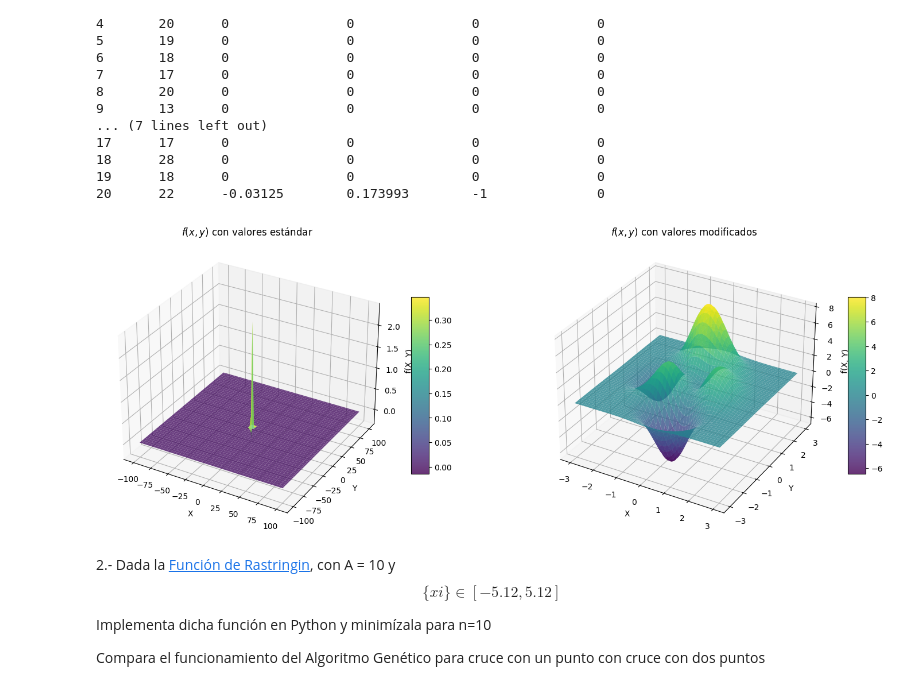
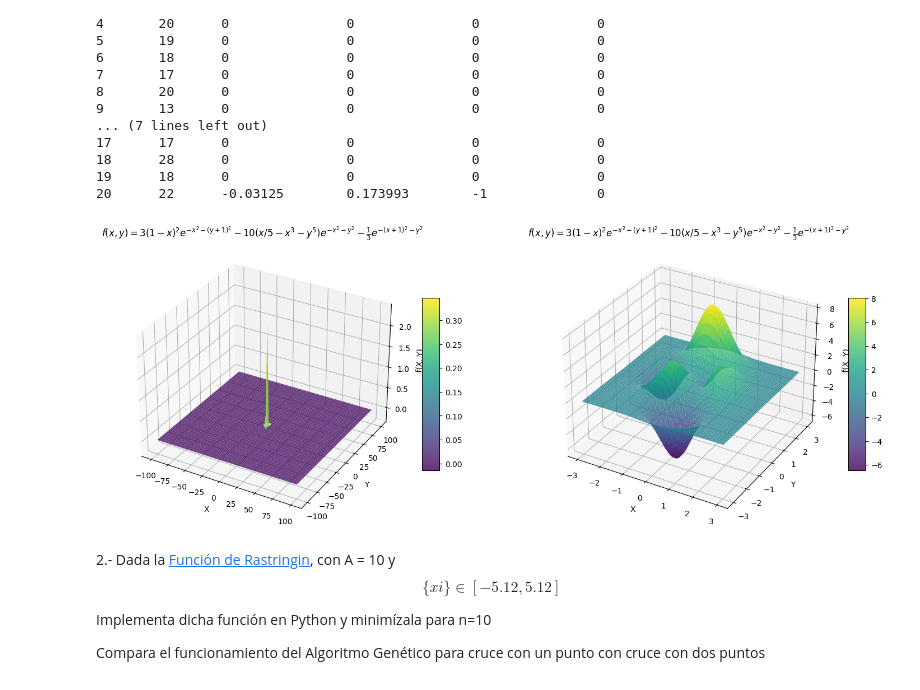
Before and after one commit to Alf-caput/P4_AlgoritmoGenetico, a Jupyter notebook: P4_AlgGen.ipynb, the cells around one changed output. Drawn from its saved outputs; the diff is of its cells as text; code cells hidden in the pictures.

```diff
--- a/P4_AlgGen.ipynb
+++ b/P4_AlgGen.ipynb
@@ -99,49 +99,49 @@ import numpy as np
 import matplotlib.pyplot as plt
 from mpl_toolkits.mplot3d import Axes3D
 
+# Función
 def f(x, y):
     return 3*(1-x)**2*np.exp(-x**2-(y+1)**2)-10*(x/5-x**3-y**5)*np.exp(-x**2-y**2)-1/3*np.exp(-(x+1)**2-y**2)
 
-# Generar valores para x y y
+# Rango gráfica 1
 x1 = np.linspace(-100, 100, 100)
 y1 = np.linspace(-100, 100, 100)
 
 X1, Y1 = np.meshgrid(x1, y1)
 Z1 = f(X1, Y1)
 
-# Generar valores para x y y con rangos modificados
+#Rango gráfica 2
 x2 = np.linspace(-3, 3, 100)
 y2 = np.linspace(-3, 3, 100)
 
 X2, Y2 = np.meshgrid(x2, y2)
 Z2 = f(X2, Y2)
 
-# Crear la figura 3D con dos subgráficas
 fig = plt.figure(figsize=(18, 8))
 
-# Primera subgráfica
+# Gráfica 1
 ax1 = fig.add_subplot(121, projection='3d')
 surf1 = ax1.plot_surface(X1, Y1, Z1, cmap='viridis', edgecolor='none', alpha=0.8)
 ax1.set_xlabel('X')
 ax1.set_ylabel('Y')
 ax1.set_zlabel('f(X, Y)')
-title_text1 = r'$f(x, y)$ con valores estándar'
+title_text1 = r'$f(x, y) = 3(1-x)^2e^{-x^2-(y+1)^2} - 10(x/5 - x^3 - y^5)e^{-x^2-y^2} - \frac{1}{3}e^{-(x+1)^2-y^2}$'
 ax1.set_title(title_text1, fontsize=12)
 fig.colorbar(surf1, ax=ax1, shrink=0.5, aspect=10)
 
-# Segunda subgráfica
+#Gráfica 2
 ax2 = fig.add_subplot(122, projection='3d')
 surf2 = ax2.plot_surface(X2, Y2, f(X2, Y2), cmap='viridis', edgecolor='none', alpha=0.8)
 ax2.set_xlabel('X')
 ax2.set_ylabel('Y')
 ax2.set_zlabel('f(X, Y)')
-title_text2 = r'$f(x, y)$ con valores modificados'
+title_text2 = r'$f(x, y) = 3(1-x)^2e^{-x^2-(y+1)^2} - 10(x/5 - x^3 - y^5)e^{-x^2-y^2} - \frac{1}{3}e^{-(x+1)^2-y^2}$'
 ax2.set_title(title_text2, fontsize=12)
 fig.colorbar(surf2, ax=ax2, shrink=0.5, aspect=10)
 
 plt.show()
 # %% [output]
-[figure, old version]
+[figure, new version]
 # %% [markdown]
 2.- Dada la [Función de Rastringin](https://en.wikipedia.org/wiki/Rastrigin_function#:~:text=In%20mathematical%20optimization%2C%20the%20Rastrigin,has%20been%20generalized%20by%20Rudolph.), con A = 10 y  $$\{xi\} \in [-5.12,5.12]$$
 
```
